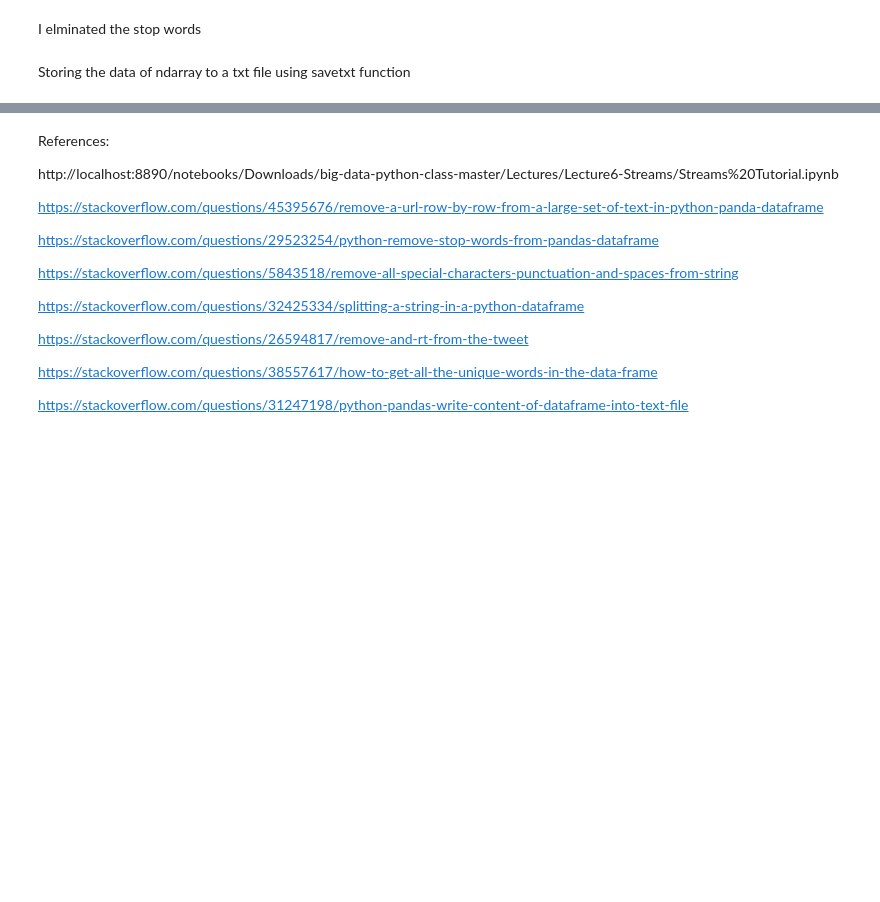
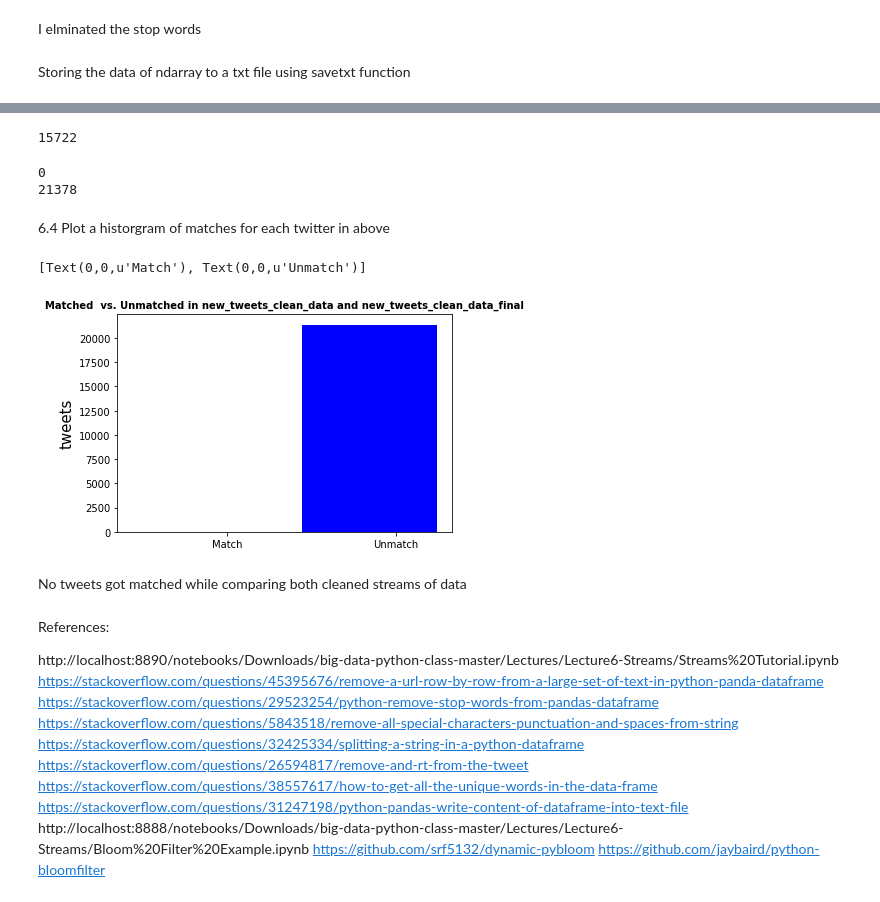
Before and after one commit to shusrushabezugam/big-data-python-class, a Jupyter notebook: SHUSRUSHABEZUGAM-HW6-streams.ipynb, the cells around one changed output, grey strips where cells are left out. Drawn from its saved outputs; the diff is of its cells as text; code cells hidden in the pictures; blank space fills up the shorter version.

Commit message:
final streams commit

```diff
--- a/SHUSRUSHABEZUGAM-HW6-streams.ipynb
+++ b/SHUSRUSHABEZUGAM-HW6-streams.ipynb
@@ -198,0 +222,4 @@ Applying Bloom Filter
+# %%
+tweet_text_final=tweets.loc[tweets['lang'] == 'en', 'text']
+
+print tweet_text_final.head(10)
@@ -198,0 +245,6 @@ Applying Bloom Filter
+# %%
+stop = stopwords.words('english')
+tweet_clean_data_without_stopwords_final=tweet_clean_data_final.apply(lambda x: ' '.join([word for word in x.split() if word not in (stop)]))
+new_tweets_clean_data_final=tweet_clean_data_without_stopwords_final.str.split(' ', expand=True).stack().unique()
+#tweet_clean_data_without_stopwords1.str.split(' ', expand=True).stack().value_counts()
+print new_tweets_clean_data_final
@@ -215,18 +303,61 @@ for name, words in split_posts.items():
+# %%
+from dynamic_pybloom import ScalableBloomFilter
+sbf = ScalableBloomFilter(mode=ScalableBloomFilter.SMALL_SET_GROWTH)
+
+for tweet_word in new_tweets_clean_data:
+    sbf.add(tweet_word)
+# %%
+len(sbf)
+# %% [output]
+15722
+# %%
+match_count = 0
+nomatch_count = 0
+for new_tweets_clean_data in new_tweets_clean_data_final:
+    if tweet in sbf:
+        match_count += 1
+    else:
+        nomatch_count += 1
+
+print(match_count)
+print(nomatch_count)
+# %% [output]
+0
+21378
+# %% [markdown]
+6.4 Plot a historgram of matches for each twitter in above
+# %%
+%matplotlib inline
+import matplotlib.pyplot as plt
+x_vars = ['Match', 'Unmatch']
+x_pos = list(range(len(x_vars)))
+y_pos = [match_count,nomatch_count]
+width = 0.8
+fig, ax = plt.subplots()
+plt.bar(x_pos, y_pos, width, alpha=1, color='b')
+
+# Setting axis labels and ticks
+ax.set_ylabel('tweets', fontsize=15)
+ax.set_title('Matched  vs. Unmatched in new_tweets_clean_data and new_tweets_clean_data_final', fontsize=10, fontweight='bold')
+ax.set_xticks([p + 0.2 * width for p in x_pos])
+ax.set_xticklabels(x_vars)
+#plt.grid()
+# %% [output]
+[Text(0,0,u'Match'), Text(0,0,u'Unmatch')]
+[figure, added]
+# %% [markdown]
+No tweets got matched while comparing both cleaned streams of data
 # %% [markdown]
 References:
 
 http://localhost:8890/notebooks/Downloads/big-data-python-class-master/Lectures/Lecture6-Streams/Streams%20Tutorial.ipynb
-
 https://stackoverflow.com/questions/45395676/remove-a-url-row-by-row-from-a-large-set-of-text-in-python-panda-dataframe
-
 https://stackoverflow.com/questions/29523254/python-remove-stop-words-from-pandas-dataframe
-
 https://stackoverflow.com/questions/5843518/remove-all-special-characters-punctuation-and-spaces-from-string
-
 https://stackoverflow.com/questions/32425334/splitting-a-string-in-a-python-dataframe
-
 https://stackoverflow.com/questions/26594817/remove-and-rt-from-the-tweet
-
 https://stackoverflow.com/questions/38557617/how-to-get-all-the-unique-words-in-the-data-frame
-
 https://stackoverflow.com/questions/31247198/python-pandas-write-content-of-dataframe-into-text-file
+http://localhost:8888/notebooks/Downloads/big-data-python-class-master/Lectures/Lecture6-Streams/Bloom%20Filter%20Example.ipynb
+https://github.com/srf5132/dynamic-pybloom
+https://github.com/jaybaird/python-bloomfilter
```
Also changed, not shown: parts of 22 cells of this notebook.
